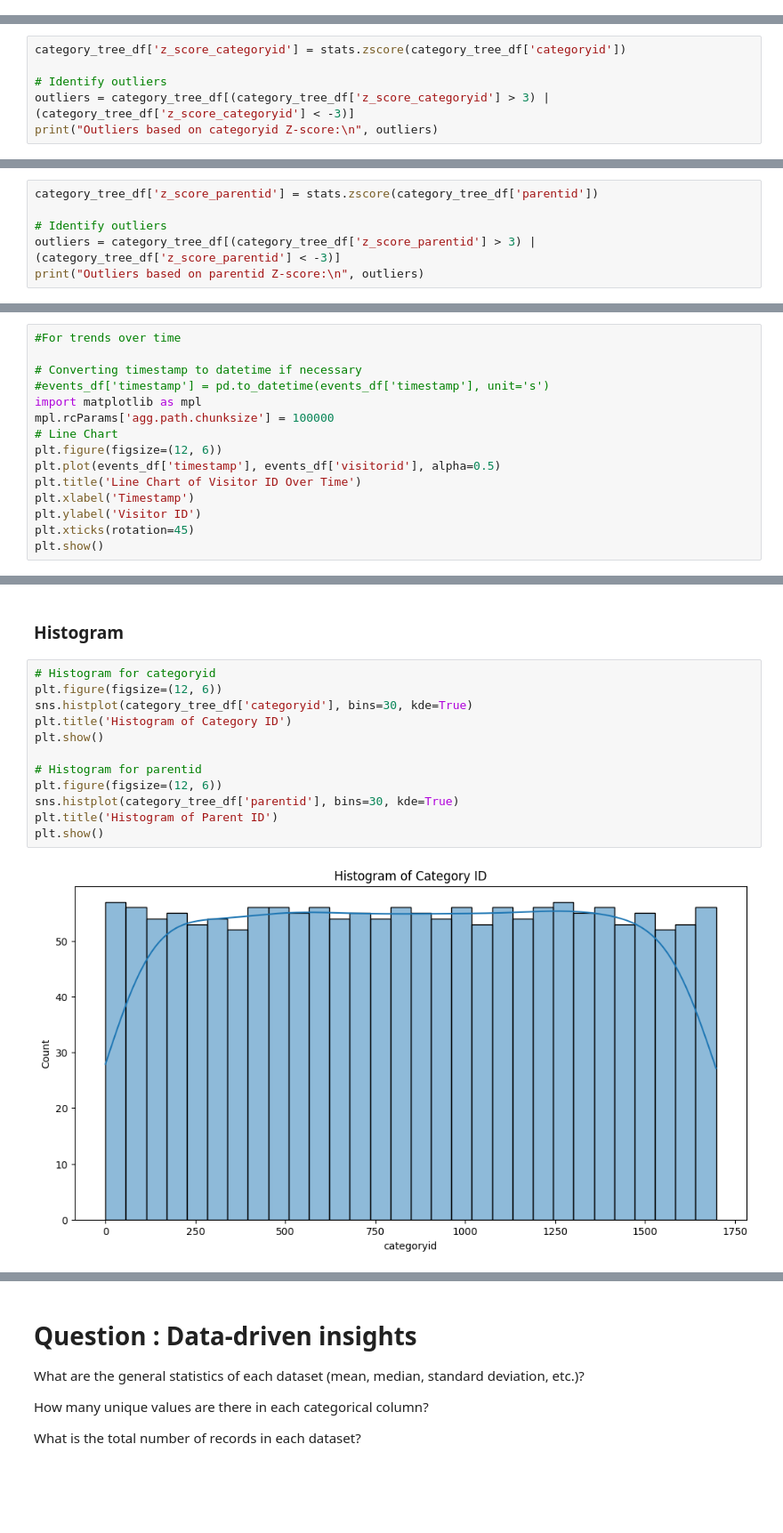
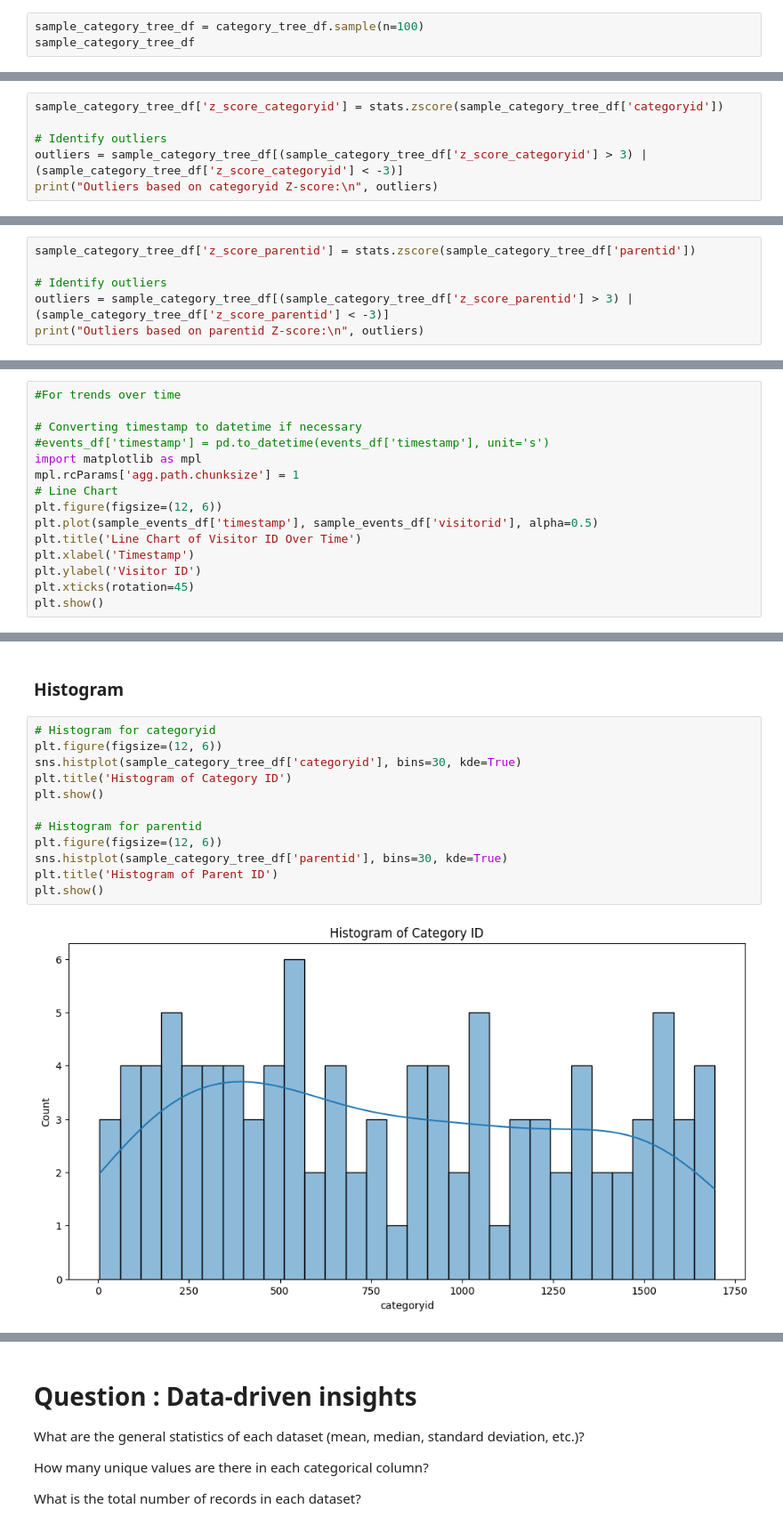
Before and after one commit to Jiya003/User-behaviour-and-Recommendation-analysis, a Jupyter notebook: User_Behaviour_and_Recommendation_Analysis.ipynb, the cells around one changed output, grey strips where cells are left out. Shown at 89% size. Drawn from its saved outputs; the diff is of its cells as text; blank space fills up the shorter version.

```diff
--- a/User_Behaviour_and_Recommendation_Analysis.ipynb
+++ b/User_Behaviour_and_Recommendation_Analysis.ipynb
@@ -167,0 +221,3 @@ category_tree_df.dropna(subset=['parentid'], inplace=True)
+# %%
+sample_category_tree_df = category_tree_df.sample(n=100)
+sample_category_tree_df
@@ -310,8 +428,8 @@ memory usage: 38.5 KB
 # %%
-category_tree_df['z_score_categoryid'] = stats.zscore(category_tree_df['categoryid'])
+sample_category_tree_df['z_score_categoryid'] = stats.zscore(sample_category_tree_df['categoryid'])
 
 # Identify outliers
-outliers = category_tree_df[(category_tree_df['z_score_categoryid'] > 3) | (category_tree_df['z_score_categoryid'] < -3)]
+outliers = sample_category_tree_df[(sample_category_tree_df['z_score_categoryid'] > 3) | (sample_category_tree_df['z_score_categoryid'] < -3)]
 print("Outliers based on categoryid Z-score:\n", outliers)
 # %% [output]
 Outliers based on categoryid Z-score:
@@ -319,10 +437,10 @@ Outliers based on categoryid Z-score:
 Columns: [categoryid, parentid, z_score_categoryid]
 Index: []
 # %%
-category_tree_df['z_score_parentid'] = stats.zscore(category_tree_df['parentid'])
+sample_category_tree_df['z_score_parentid'] = stats.zscore(sample_category_tree_df['parentid'])
 
 # Identify outliers
-outliers = category_tree_df[(category_tree_df['z_score_parentid'] > 3) | (category_tree_df['z_score_parentid'] < -3)]
+outliers = sample_category_tree_df[(sample_category_tree_df['z_score_parentid'] > 3) | (sample_category_tree_df['z_score_parentid'] < -3)]
 print("Outliers based on parentid Z-score:\n", outliers)
 # %% [output]
 Outliers based on parentid Z-score:
@@ -360,10 +478,10 @@ plt.show()
 # Converting timestamp to datetime if necessary
 #events_df['timestamp'] = pd.to_datetime(events_df['timestamp'], unit='s')
 import matplotlib as mpl
-mpl.rcParams['agg.path.chunksize'] = 100000
+mpl.rcParams['agg.path.chunksize'] = 1
 # Line Chart
 plt.figure(figsize=(12, 6))
-plt.plot(events_df['timestamp'], events_df['visitorid'], alpha=0.5)
+plt.plot(sample_events_df['timestamp'], sample_events_df['visitorid'], alpha=0.5)
 plt.title('Line Chart of Visitor ID Over Time')
 plt.xlabel('Timestamp')
 plt.ylabel('Visitor ID')
@@ -434,14 +552,14 @@ plt.show()
 # %%
 # Histogram for categoryid
 plt.figure(figsize=(12, 6))
-sns.histplot(category_tree_df['categoryid'], bins=30, kde=True)
+sns.histplot(sample_category_tree_df['categoryid'], bins=30, kde=True)
 plt.title('Histogram of Category ID')
 plt.show()
 
 # Histogram for parentid
 plt.figure(figsize=(12, 6))
-sns.histplot(category_tree_df['parentid'], bins=30, kde=True)
+sns.histplot(sample_category_tree_df['parentid'], bins=30, kde=True)
 plt.title('Histogram of Parent ID')
 plt.show()
 # %% [output]
-[figure, old version]
+[figure, new version]
```
Also changed, not shown: parts of 26 cells of this notebook.
